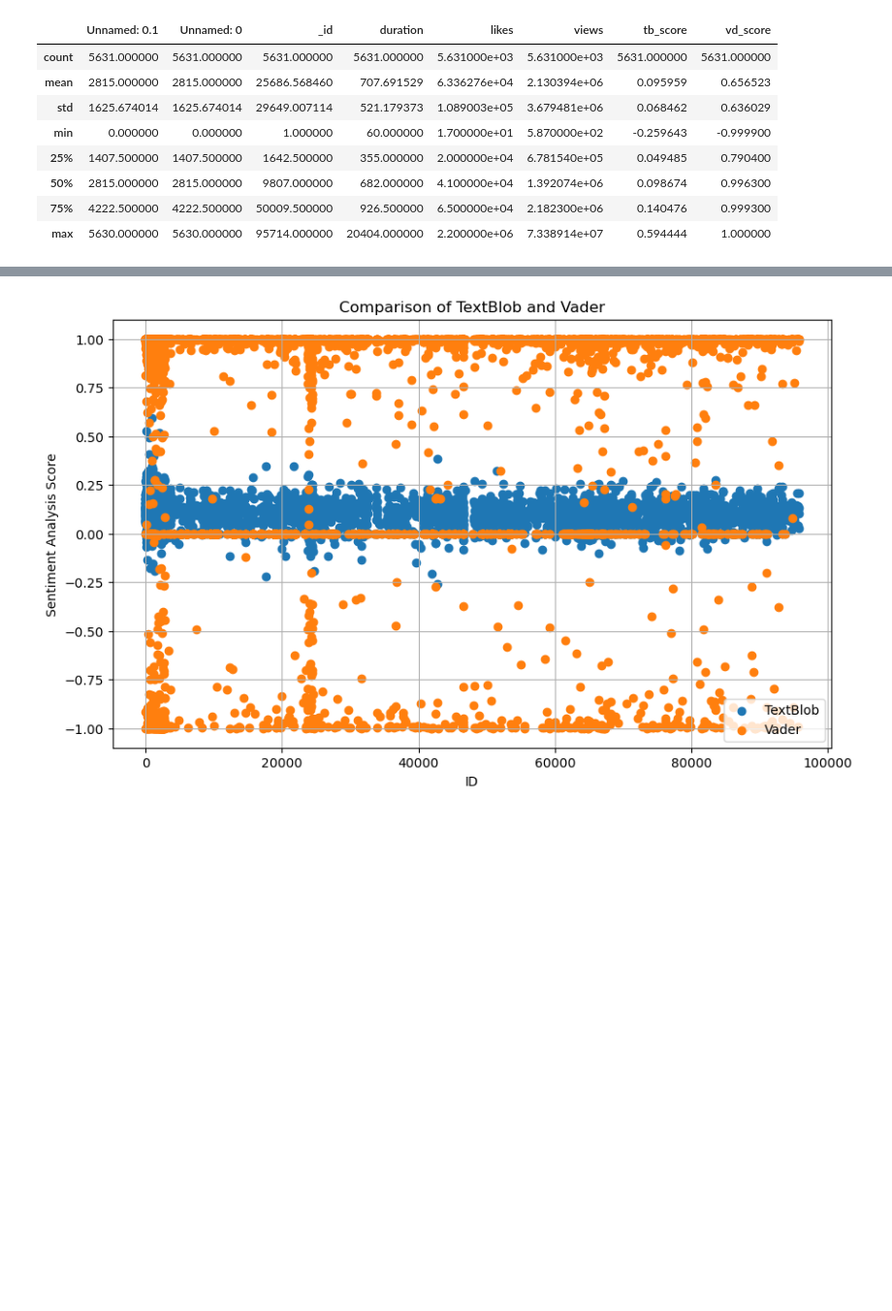
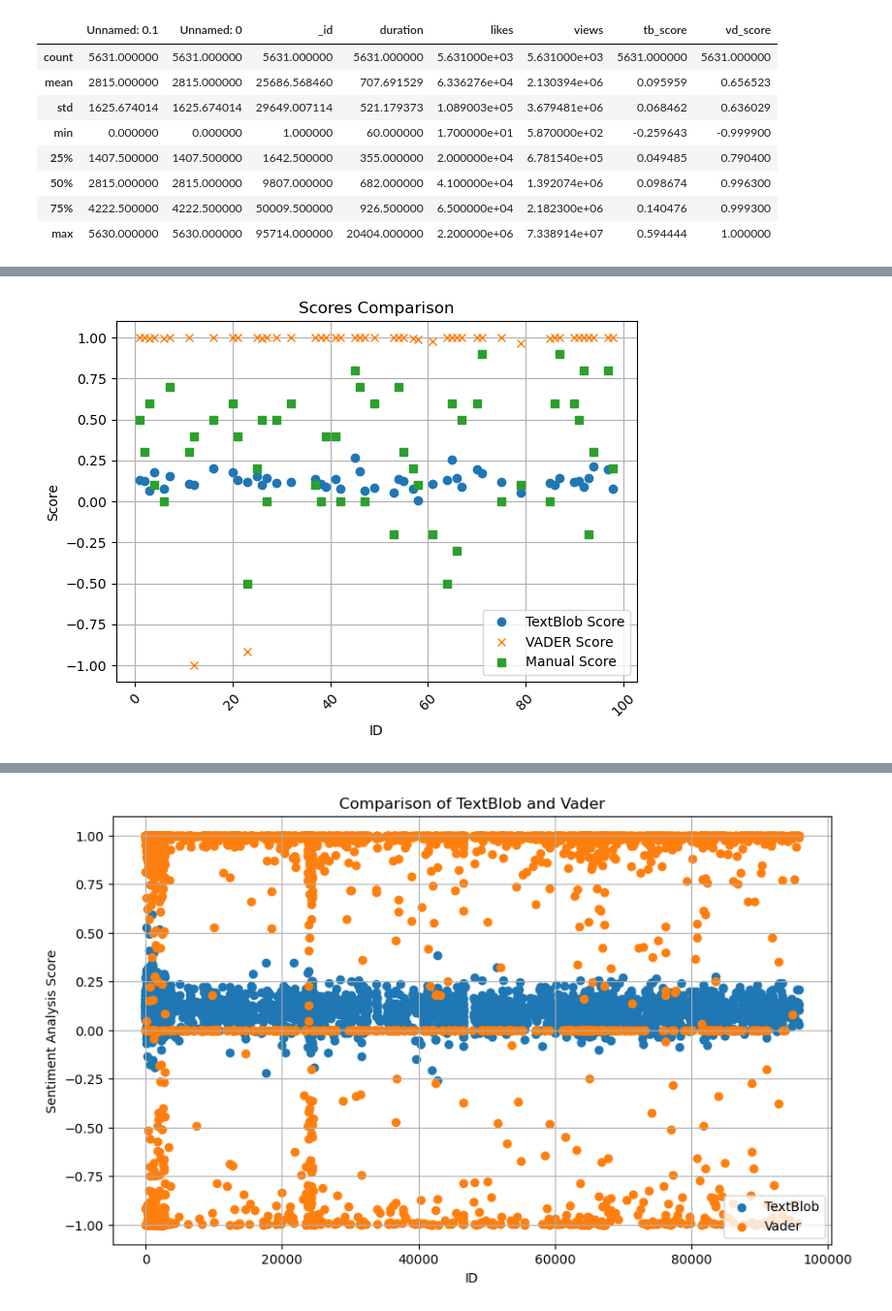
Before and after one commit to kwonionsoup/TedTalk-Popularity-Prediction, a Jupyter notebook: sa_analysis.ipynb, the cells around one changed output, grey strips where cells are left out. Shown at 97% size. Cells and saved outputs as stored; diff of their text form; code cells hidden in the pictures; blank space fills up the shorter version.

Commit message:
updates to sa_analysis

```diff
--- a/sa_analysis.ipynb
+++ b/sa_analysis.ipynb
@@ -23,3 +26,16 @@ data.describe()
 | 50% | 2815.000000 | 2815.000000 | 9807.000000 | 682.000000 | 4.100000e+04 | 1.392074e+06 | 0.098674 | 0.996300 |
 | 75% | 4222.500000 | 4222.500000 | 50009.500000 | 926.500000 | 6.500000e+04 | 2.182300e+06 | 0.140476 | 0.999300 |
 | max | 5630.000000 | 5630.000000 | 95714.000000 | 20404.000000 | 2.200000e+06 | 7.338914e+07 | 0.594444 | 1.000000 |
+# %%
+# Analyze accuracy of sentiment analysis algorithms
+manual_score = [0.4,0.5,0.7,0,0.3,0.5,-0.5,0.9,0.6,-0.3,0.6,0.7,0.8,0.3,-0.2,0.6,0.8,0.6,0.5,0.7,0.1,0.2,0.4,0,0.1,0.5,0.1,0.8,-0.2,0.3,0.2,0,0.4,0.9,0.6,0.4,0,0.1,0.5,-0.2,0.6,0,-0.5,0.5,0.2,0,0,0.6,0.3,0.6]
+#len(manual_scores)
+# add manual scores column to dataframe
+data.loc[:49, 'manual_score'] = manual_score
+
+#print(data.head(50))
+
+df = data.loc[:49, ["_id", "tb_score", "vd_score", "manual_score"]].copy()
+
+#print(df.head())
+df.describe()
@@ -25,0 +52,18 @@ data.describe()
+# %%
+#plt.figure(figsize=(12, 8))
+
+plt.plot(df['_id'], df['tb_score'], marker='o', linestyle='', label='TextBlob Score')
+plt.plot(df['_id'], df['vd_score'], marker='x', linestyle='', label='VADER Score')
+plt.plot(df['_id'], df['manual_score'], marker='s', linestyle='', label='Manual Score')
+
+plt.title('Scores Comparison')
+plt.xlabel('ID')
+plt.ylabel('Score')
+plt.xticks(rotation=45)
+plt.grid(True)
+plt.legend()
+plt.tight_layout()
+
+plt.show()
+# %% [output]
+[figure, added]
```
Also changed, not shown: parts of 8 cells of this notebook.
